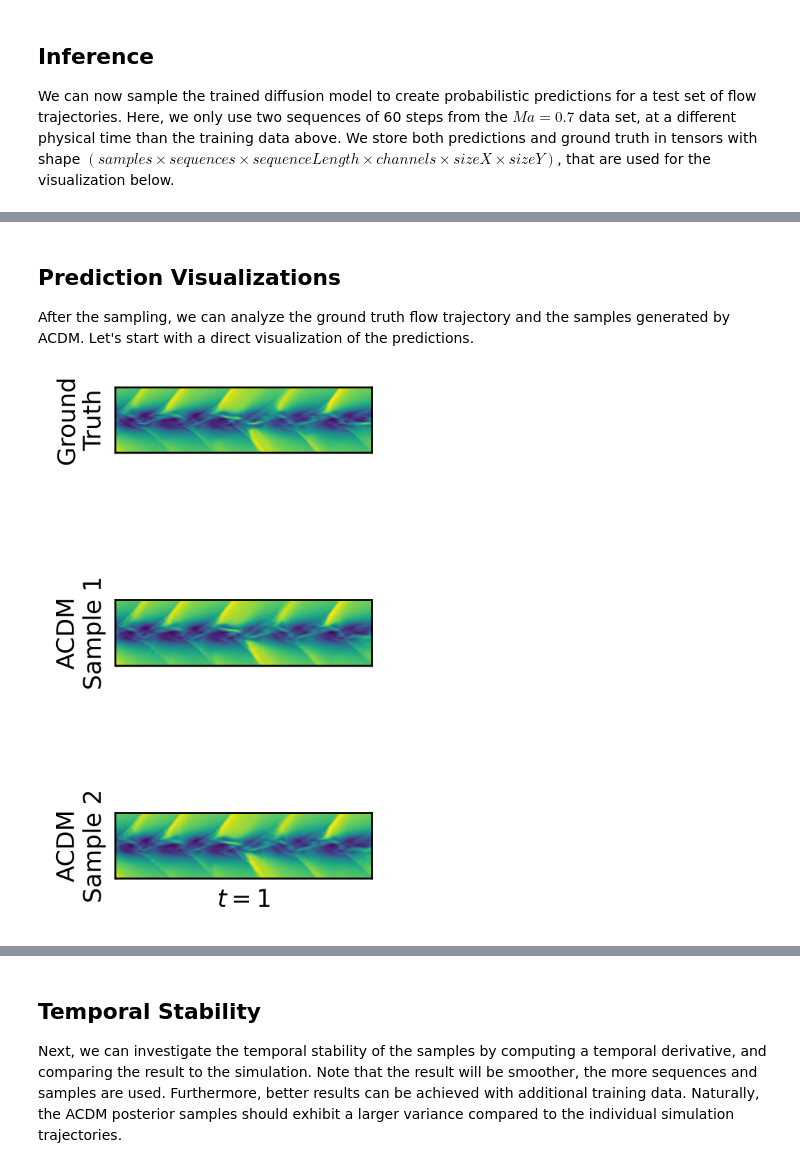
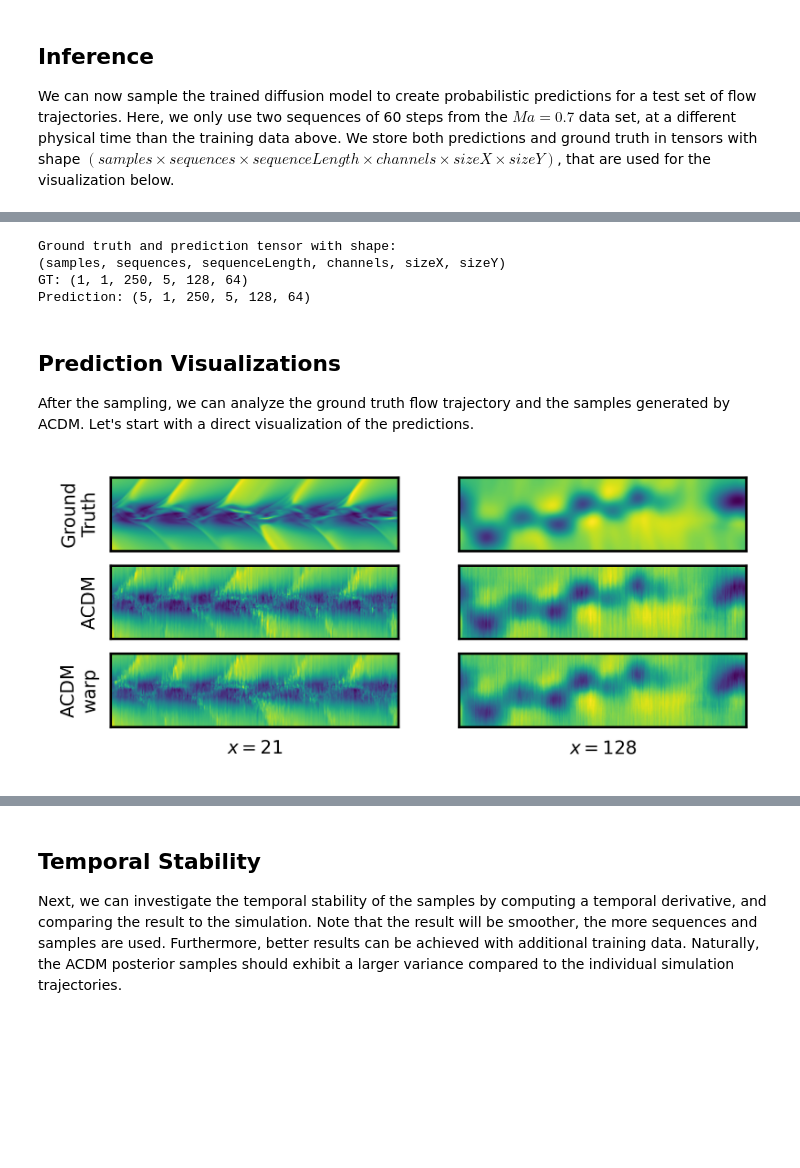
Before and after one commit to kidneybean-beef/autoreg-pde-diffusion, a Jupyter notebook: acdm-demo-supRes.ipynb, the cells around one changed output, grey strips where cells are left out. Cells and saved outputs as stored; diff of their text form; code cells hidden in the pictures; blank space fills up the shorter version.

Commit message:
CHG: merge ACDM and ACDM-warp in same notebook

```diff
--- a/acdm-demo-supRes.ipynb
+++ b/acdm-demo-supRes.ipynb
@@ -782,8 +980,8 @@ Feel free to skip this step entirely, if you don't want to train the network. Yo
 device = "cuda" if torch.cuda.is_available() else "cpu"
 print("Training device: %s" % device)
 
-path_model = "./models/acdm_sup-res_diff-20-input-1/model_states"
-path_opt = "./models/acdm_sup-res_diff-20-input-1/opt_states"
+path_model = "./models/acdm_sup-res_diff-20-input-3_down-16/model_states"
+path_opt = "./models/acdm_sup-res_diff-20-input-3_down-16/opt_states"
 if not (os.path.exists(path_model) & os.path.exists(path_opt)):
     os.makedirs(path_model)
     os.makedirs(path_opt)
@@ -803,7 +1001,7 @@ else:
     epochs = 10000 # train from scratch for large number of epochs
     lr = 0.0001 # larger learning rate for training from scratch
 
-INPUT_STEPS_K = 1
+INPUT_STEPS_K = 3
 sequenceLength = [INPUT_STEPS_K + 1, 1] # 1 for sup-res task
 # sequenceLength = [3,2] # three timesteps (two input steps and one target step) with a temporal stride of 2
 simFields = ["dens", "pres"] # the provided data set contains velocity (implict), as well as density and pressure values
@@ -814,7 +1012,8 @@ diffusionSteps = 20 # the provided model checkpoint was pretrained on 20 diffusi
 # data set and data loading
 
 # for super-resolution
-trainSet = TurbulenceDataset("Training", ["data"], filterTop=["128_small_tra_down"], filterSim=[[0]], excludefilterSim=False, filterFrame=[(250,1000)],
+SCALE_FACTOR=16
+trainSet = TurbulenceDataset("Training", ["data"], filterTop=["128_small_tra_down_16"], filterSim=[[0]], excludefilterSim=False, filterFrame=[(250,1000)],
                 sequenceLength=[sequenceLength], randSeqOffset=True, simFields=simFields, simParams=simParams, printLevel="sim",filterTopSuperRes=["128_small_tra"])
 
 # trainSet = TurbulenceDataset("Training", ["data"], filterTop=["128_small_tra_down"], filterSim=[[0]], excludefilterSim=False, filterFrame=[(250,1000)],
@@ -1039,35 +1248,69 @@ Prediction: (5, 1, 250, 5, 128, 64)
+# %%
+pred = np.concatenate(pred, axis=1)
+pred_warp = np.concatenate(pred_warp, axis=1)
+gt = []
+with torch.no_grad():
+    for s, sample in enumerate(gtLoader, 0):
+        gt += [sample["data"].unsqueeze(0).cpu().numpy()]
+gt = np.concatenate(gt, axis=1)
+
+# replacing initial low-res image by high-res ground truth
+pred[:,:,0:INPUT_STEPS_K,:,:,:] = gt.repeat(numSamples,axis=0)[:,:,0:INPUT_STEPS_K,:,:,:]
+pred_warp[:,:,0:INPUT_STEPS_K,:,:,:] = gt.repeat(numSamples,axis=0)[:,:,0:INPUT_STEPS_K,:,:,:]
+
+# undo data normalization
+normMean = testSet.transform.normMean[[0,1,2,3,5]]
+normStd = testSet.transform.normStd[[0,1,2,3,5]]
+normMean = np.expand_dims(normMean, axis=(0,1,2,4,5))
+normStd = np.expand_dims(normStd, axis=(0,1,2,4,5))
+gt = (gt * normStd) + normMean
+pred = (pred * normStd) + normMean
+pred_warp = (pred_warp * normStd) + normMean
+
+print("Ground truth and prediction tensor with shape:")
+print("(samples, sequences, sequenceLength, channels, sizeX, sizeY)")
+print("GT: %s" % str(gt.shape))
+print("Prediction: %s" % str(pred.shape))
+# %% [output]
+Ground truth and prediction tensor with shape:
+(samples, sequences, sequenceLength, channels, sizeX, sizeY)
+GT: (1, 1, 250, 5, 128, 64)
+Prediction: (5, 1, 250, 5, 128, 64)
 # %% [markdown]
 ## Prediction Visualizations
 
 After the sampling, we can analyze the ground truth flow trajectory and the samples generated by ACDM. Let's start with a direct visualization of the predictions.
+# %%
+sequence = 0
+samples = [0]
+timeSteps = [i for i in range(sequenceLength[0])]
+field = 3 # velocity_x (0), velocity_y (1), density (2), or pressure (3)
+predPart = pred[samples]
+predPartWarp = pred_warp[samples]
+gtPred = np.concatenate([gt[:,sequence,timeSteps,field], predPart[:,sequence,timeSteps,field],predPartWarp[:,sequence,timeSteps,field]])
+checkPos = [20,127]
+gtPred = np.transpose(gtPred[:,:,checkPos],(0,2,1,3))
 # %%
-sequence = 0
-samples = [0,4]
-timeSteps = [i for i in range(sequenceLength[0])]
-field = 3 # velocity_x (0), velocity_y (1), density (2), or pressure (3)
-predPart = pred[samples]
-gtPred = np.concatenate([gt[:,sequence,timeSteps,field], predPart[:,sequence,timeSteps,field]])
-checkPos = 20
-gtPred = np.transpose(gtPred[:,:,checkPos:checkPos+1,:],(0,2,1,3))
-
-fig, axs = plt.subplots(nrows=gtPred.shape[0], ncols=1, figsize=(gtPred.shape[1]*1.9, gtPred.shape[0]*1.5), dpi=500, squeeze=False)
+fig, axs = plt.subplots(nrows=gtPred.shape[0], ncols=len(checkPos), figsize=(gtPred.shape[1]*1.9, gtPred.shape[0]*0.5), dpi=500, squeeze=False)
 
 for i in range(gtPred.shape[0]):
-    for j in range(1):
+    for j in range(len(checkPos)):
         if i == gtPred.shape[0]-1:
-            axs[i,j].set_xlabel("$t=%s$" % (timeSteps[j]+1), fontsize=10)
+            axs[i,j].set_xlabel("$x=%s$" % (checkPos[j] + 1), fontsize=6)
         if j == 0:
             if i == 0:
-              axs[i,j].set_ylabel("Ground\nTruth", fontsize=10)
-            else:
-              axs[i,j].set_ylabel("ACDM\nSample %d" % i, fontsize=10)
+              axs[i,j].set_ylabel("Ground\nTruth", fontsize=6)
+            elif (i == 1):
+              axs[i,j].set_ylabel("ACDM", fontsize=6)
+            elif (i == 2):
+              axs[i,j].set_ylabel("ACDM\nwarp", fontsize=6)
         axs[i,j].set_xticks([])
         axs[i,j].set_yticks([])
         im = axs[i,j].imshow(gtPred[i][j].transpose(), interpolation="catrom", cmap="viridis")
 
 plt.show()
 # %% [output]
-[figure, old version]
+[figure, new version]
 # %%
 sequence = 0
 # samples = [0,4]
```
Also changed, not shown: parts of 13 cells of this notebook.
